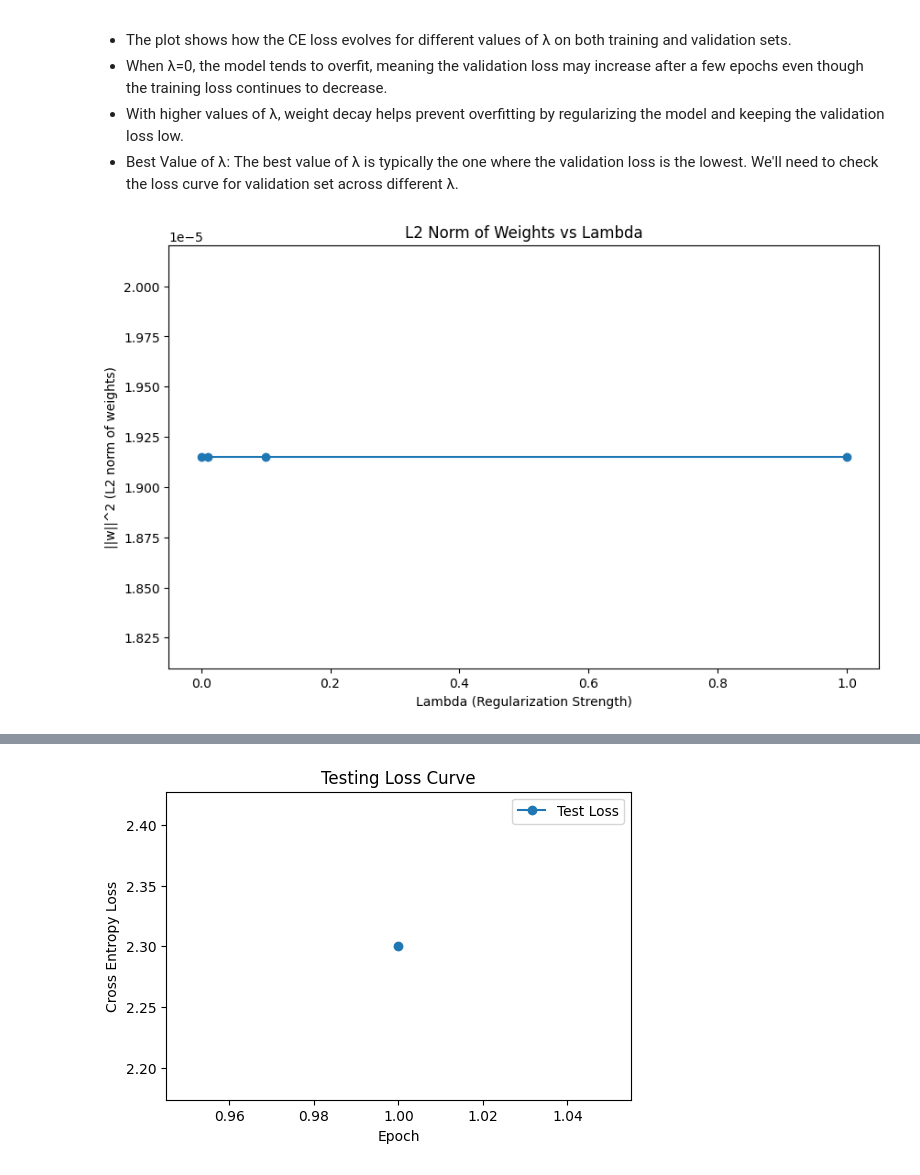
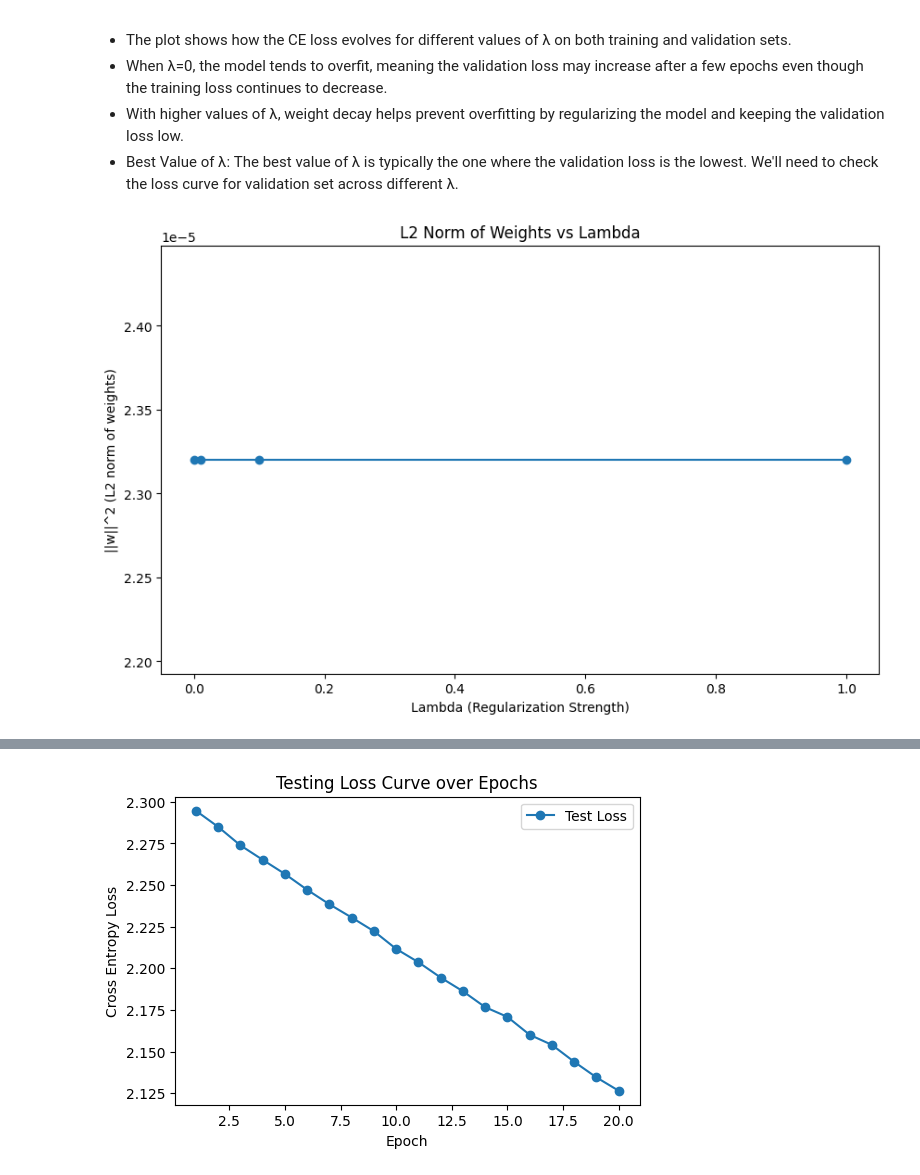
Before and after one commit to SonjoyKP/multi-class-logistic-regression, a Jupyter notebook: MLR-sklearn.ipynb, the cells around one changed output, grey strips where cells are left out. Cells and saved outputs as stored; diff of their text form; code cells hidden in the pictures.

```diff
--- a/MLR-sklearn.ipynb
+++ b/MLR-sklearn.ipynb
@@ -63,7 +63,7 @@ for batch_size in batch_sizes:
     print(f"Training with batch size: {batch_size}")
 
     # Create SGD classifier for multi-class logistic regression
-    sgd_clf = SGDClassifier(loss='log_loss')
+    sgd_clf = SGDClassifier(loss='log_loss', learning_rate='constant', eta0=0.01, max_iter=1, tol=None, warm_start=True)
 
     n_iterations_per_epoch = len(X_train_flat) // batch_size
     total_iterations = n_iterations_per_epoch * epochs
@@ -195,7 +195,7 @@ from sklearn.metrics import log_loss
 import matplotlib.pyplot as plt
 
 # Use the batch size selected in (2)
-batch_size = 100  # Selected from the previous step
+batch_size = 1000  # Selected from the previous step
 
 # List of lambda (weight decay) values to test
 lambdas = [0, 0.01, 0.1, 1]
@@ -216,7 +216,7 @@ for lambda_val in lambdas:
     print(f"Training with lambda = {lambda_val}")
 
     # Initialize SGDClassifier with weight decay (L2 penalty)
-    sgd_clf = SGDClassifier(loss='log_loss', penalty='l2', alpha=lambda_val, learning_rate='constant', eta0=0.01)
+    sgd_clf = SGDClassifier(loss='log_loss', penalty='l2', alpha=lambda_val, learning_rate='constant', eta0=0.01, max_iter=1, tol=None, warm_start=True)
 
     # Store CE losses per epoch
     train_losses = []
@@ -290,30 +290,53 @@ plt.ylabel('||w||^2 (L2 norm of weights)')
 plt.title('L2 Norm of Weights vs Lambda')
 plt.show()
 # %% [output]
-[figure, old version]
+[figure, new version]
 # %%
+import numpy as np
+import matplotlib.pyplot as plt
+from sklearn.linear_model import SGDClassifier
+from sklearn.metrics import log_loss
+
+X_test_flat = X_test_normalized.reshape(-1, 28 * 28)
+
 # Combine training and validation sets
 X_combined = np.vstack([X_train_flat, X_val_flat])
 y_combined = np.hstack([y_train, y_val])
 
-# Train with the best lambda
-best_lambda = 0.01
-sgd_clf_final = SGDClassifier(loss='log_loss', penalty='l2', alpha=best_lambda, learning_rate='constant', eta0=0.01, max_iter=1000, tol=1e-3)
-sgd_clf_final.fit(X_combined, y_combined)
+# Best lambda from validation
+best_lambda = 0.0
 
-# Compute CE loss on the test set
-X_test_flat = X_test_normalized.reshape(-1, 28 * 28)
-y_test_pred = sgd_clf_final.predict_proba(X_test_flat)
-test_loss = log_loss(y_test, y_test_pred)
+# Initialize the classifier
+sgd_clf_final = SGDClassifier(loss='log_loss', penalty='l2', alpha=best_lambda, learning_rate='constant', eta0=0.01, max_iter=1, tol=None, warm_start=True)
 
-print(f"Final CE loss on test set: {test_loss}")
+# Variables to track loss
+test_losses = []
 
-# Plot the test loss curve (in this case it's a single point since we evaluate on the test set once)
+# Number of epochs
+epochs = 20
+
+# Train for each epoch and track test loss
+for epoch in range(epochs):
+    # Perform a single epoch of training
+    sgd_clf_final.partial_fit(X_combined, y_combined, classes=np.unique(y_combined))
+
+    # Predict probabilities on the test set
+    y_test_pred = sgd_clf_final.predict_proba(X_test_flat)
+
+    # Compute cross-entropy loss
+    test_loss = log_loss(y_test, y_test_pred)
+
+    # Store the test loss
+    test_losses.append(test_loss)
+
+    print(f"Epoch {epoch + 1}/{epochs}, Test CE Loss: {test_loss}")
+
+# Plot the test loss curve
 plt.figure(figsize=(6, 4))
-plt.plot([1], [test_loss], marker='o', label='Test Loss')
+plt.plot(range(1, epochs + 1), test_losses, marker='o', label='Test Loss')
 plt.xlabel('Epoch')
 plt.ylabel('Cross Entropy Loss')
-plt.title('Testing Loss Curve')
+plt.title('Testing Loss Curve over Epochs')
 plt.legend()
 plt.show()
 # %% [output]
@@ -321 +363 @@ Final CE loss on test set: 2.3005276879307384
-[figure, old version]
+[figure, new version]
```
Also changed, not shown: parts of 4 cells of this notebook, 1 other file.
